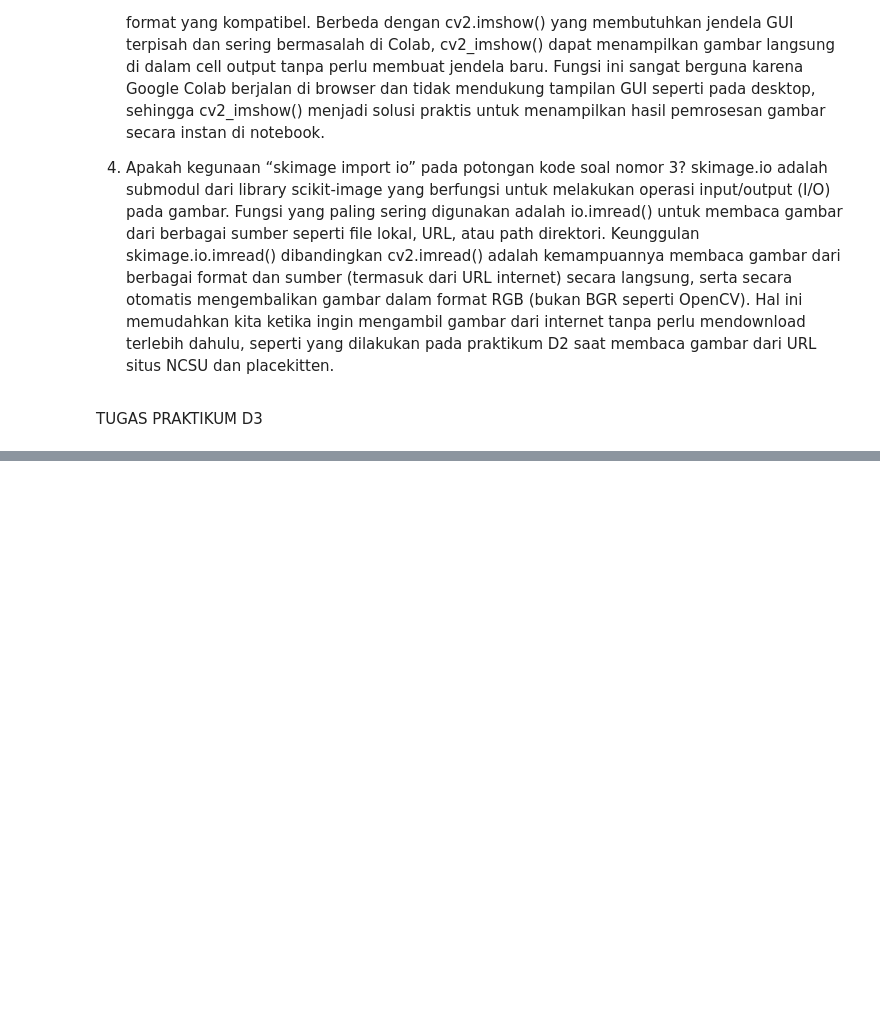
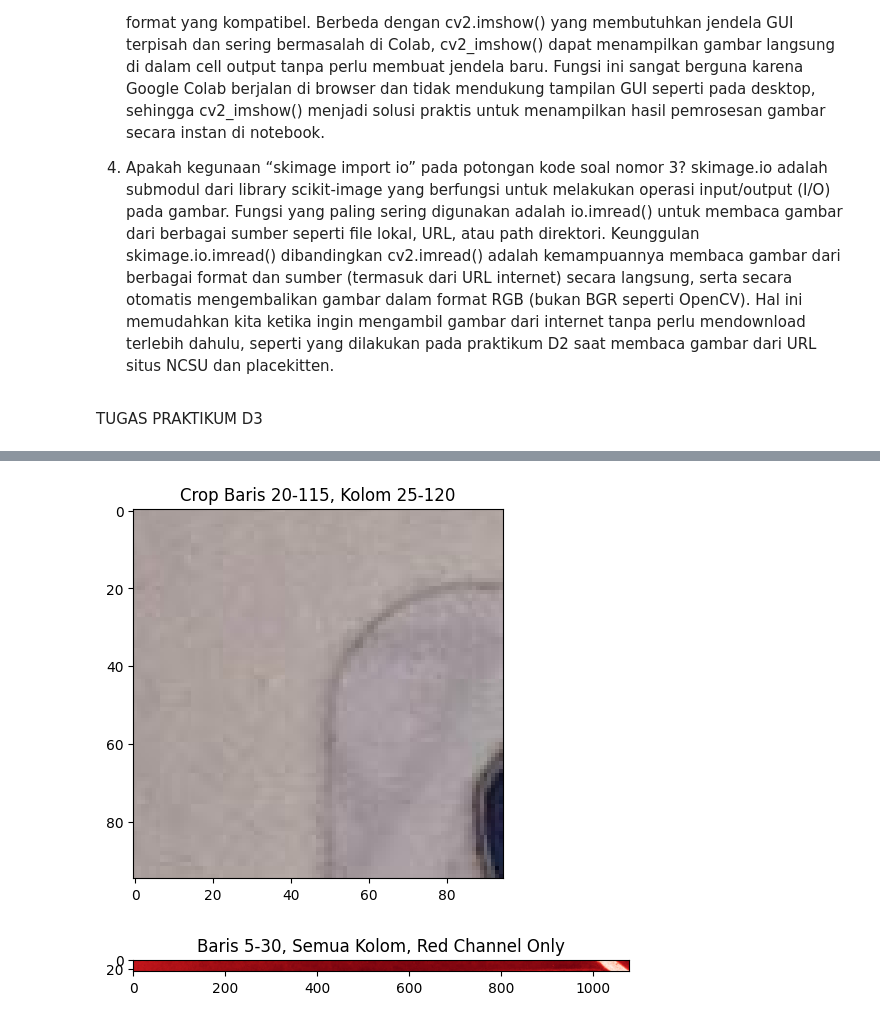
Before and after one commit to ZukhrufianAbdullah/PCVK_Ganjil_2026, a Jupyter notebook: Pertemuan_2b.ipynb, the cells around one changed output, grey strips where cells are left out. Cells and saved outputs as stored; diff of their text form; code cells hidden in the pictures; blank space fills up the shorter version.

```diff
--- a/Pertemuan_2b.ipynb
+++ b/Pertemuan_2b.ipynb
@@ -132,0 +159,16 @@ TUGAS PRAKTIKUM D3
+# %%
+# 3. Tampilkan image baris ke 20-115, kolom 25-120
+img_crop1 = img_rgb[20:115, 25:120]
+plt.imshow(img_crop1)
+plt.title('Crop Baris 20-115, Kolom 25-120')
+plt.show()
+# %% [output]
+[figure, added]
+# %%
+# 4. Tampilkan image baris ke 5-30, semua kolom, channel Red saja
+img_red_strip = img_rgb[5:30, :, 0]
+plt.imshow(img_red_strip, cmap='Reds')
+plt.title('Baris 5-30, Semua Kolom, Red Channel Only')
+plt.show()
+# %% [output]
+[figure, added]
```
Also changed, not shown: parts of 7 cells of this notebook.
